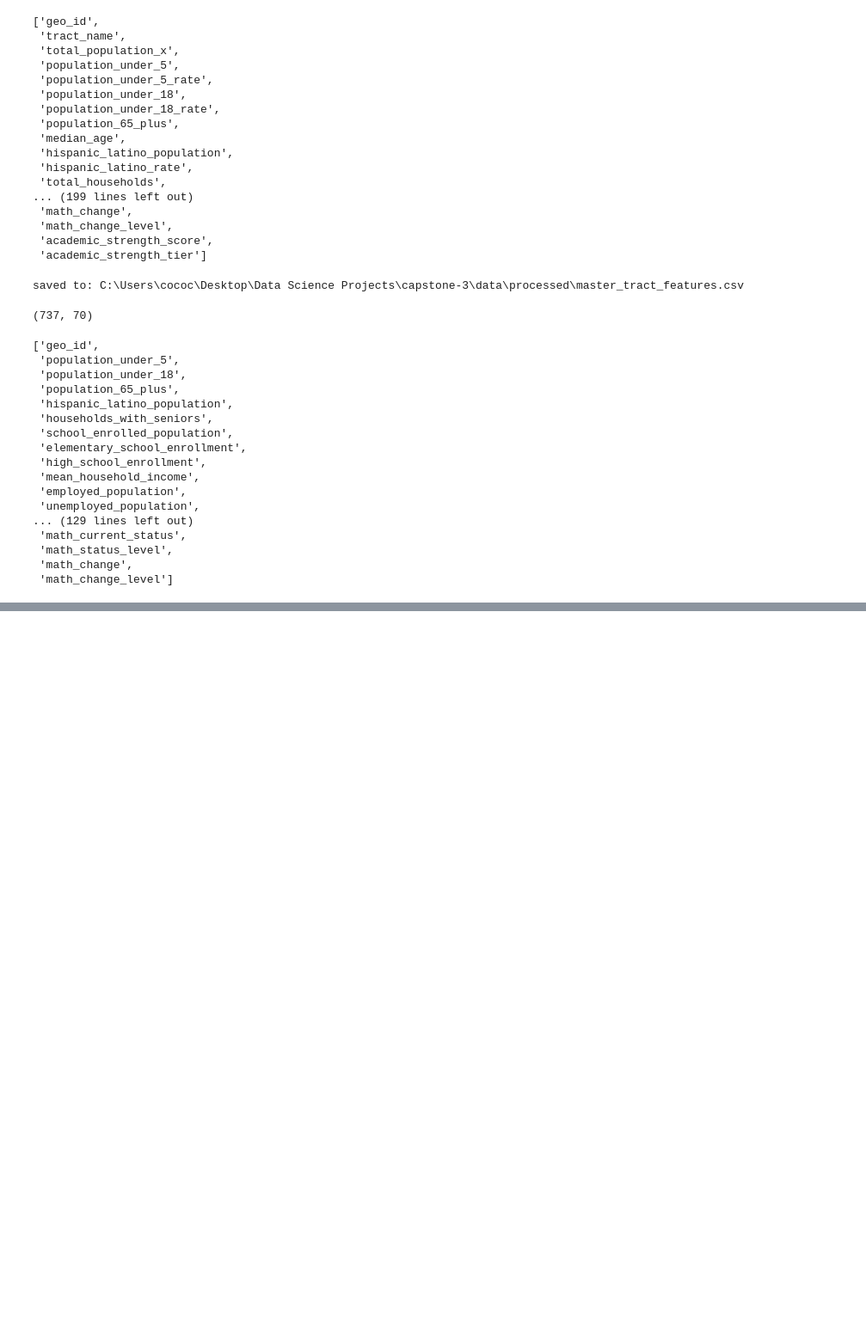
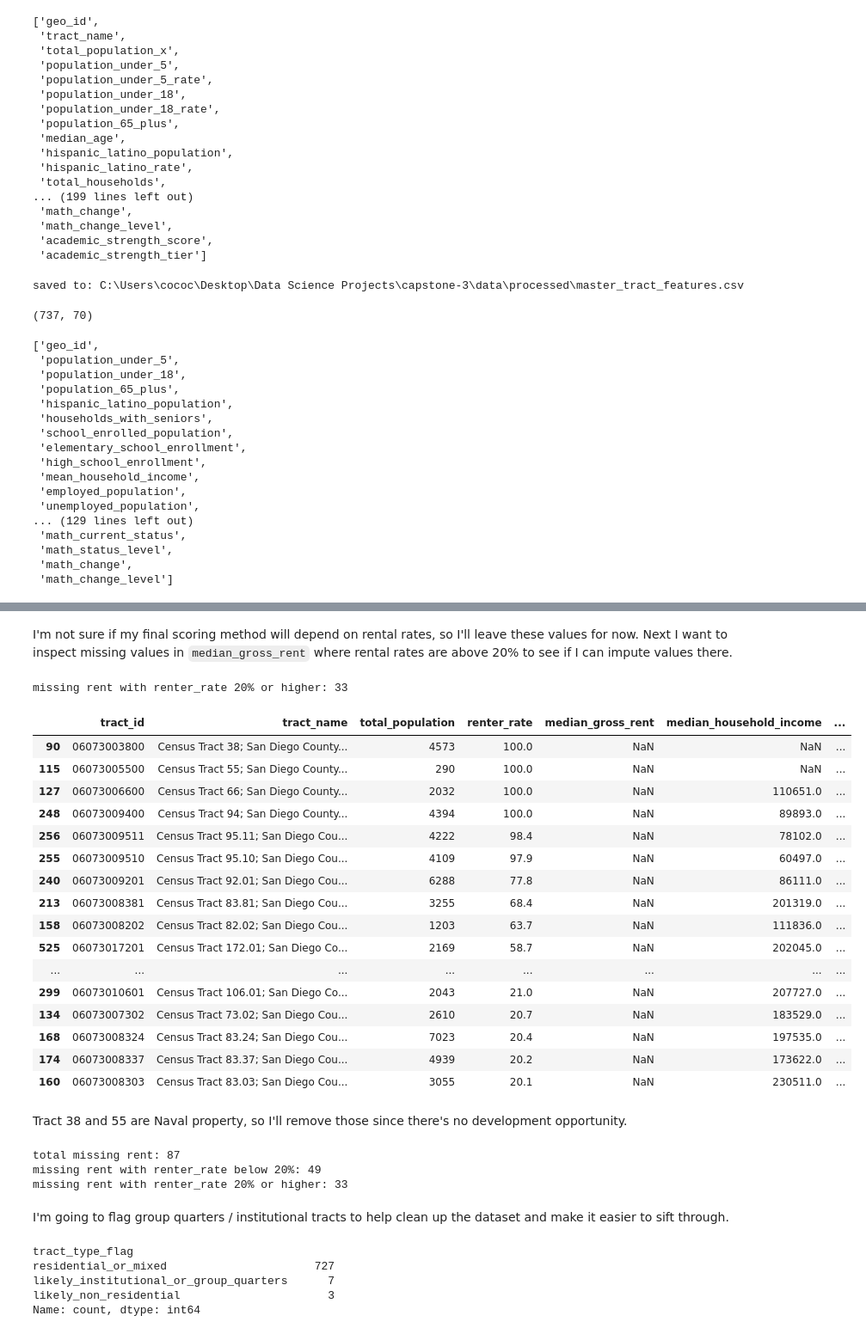
Before and after one commit to coco-martinez/san-diego-neighborhood-opportunity, a Jupyter notebook: notebooks/06_data_wrangling_final_merge.ipynb, the cells around one changed output, grey strips where cells are left out. Shown at 86% size. Drawn from its saved outputs; the diff is of its cells as text; code cells hidden in the pictures; blank space fills up the shorter version.

```diff
--- a/notebooks/06_data_wrangling_final_merge.ipynb
+++ b/notebooks/06_data_wrangling_final_merge.ipynb
@@ -565,0 +789,53 @@ Renaming: Some of the column names were unclear, so I renamed them to something
+# %% [markdown]
+I'm not sure if my final scoring method will depend on rental rates, so I'll leave these values for now. Next I want to inspect missing values in `median_gross_rent` where rental rates are above 20% to see if I can impute values there.
+# %%
+# checking missing rent where renter rate is 20% or higher
+missing_rent_higher_renter = master_final[
+    (master_final['median_gross_rent'].isna()) &
+    (master_final['renter_rate'] >= 20)].copy()
+
+print(f'missing rent with renter_rate 20% or higher: {missing_rent_higher_renter.shape[0]}')
+# %% [output]
+missing rent with renter_rate 20% or higher: 33
+# %%
+# reviewing tracts where rent is missing but renter rate is meaningful
+missing_rent_higher_renter[
+    [
+        'tract_id',
+        'tract_name',
+        'total_population',
+        'renter_rate',
+        'median_gross_rent',
+        'median_household_income',
+        'poverty_rate',
+        'vacancy_rate',
+        'tract_type_flag']].sort_values(by='renter_rate', ascending=False)
+# %% [output]
+|  | tract_id | tract_name | total_population | renter_rate | median_gross_rent | median_household_income | ... |
+| 90 | 06073003800 | Census Tract 38; San Diego County... | 4573 | 100.0 | NaN | NaN | ... |
+| 115 | 06073005500 | Census Tract 55; San Diego County... | 290 | 100.0 | NaN | NaN | ... |
+| 127 | 06073006600 | Census Tract 66; San Diego County... | 2032 | 100.0 | NaN | 110651.0 | ... |
+| 248 | 06073009400 | Census Tract 94; San Diego County... | 4394 | 100.0 | NaN | 89893.0 | ... |
+| 256 | 06073009511 | Census Tract 95.11; San Diego Cou... | 4222 | 98.4 | NaN | 78102.0 | ... |
+| 255 | 06073009510 | Census Tract 95.10; San Diego Cou... | 4109 | 97.9 | NaN | 60497.0 | ... |
+| 240 | 06073009201 | Census Tract 92.01; San Diego Cou... | 6288 | 77.8 | NaN | 86111.0 | ... |
+| 213 | 06073008381 | Census Tract 83.81; San Diego Cou... | 3255 | 68.4 | NaN | 201319.0 | ... |
+| 158 | 06073008202 | Census Tract 82.02; San Diego Cou... | 1203 | 63.7 | NaN | 111836.0 | ... |
+| 525 | 06073017201 | Census Tract 172.01; San Diego Co... | 2169 | 58.7 | NaN | 202045.0 | ... |
+| ... | ... | ... | ... | ... | ... | ... | ... |
+| 299 | 06073010601 | Census Tract 106.01; San Diego Co... | 2043 | 21.0 | NaN | 207727.0 | ... |
+| 134 | 06073007302 | Census Tract 73.02; San Diego Cou... | 2610 | 20.7 | NaN | 183529.0 | ... |
+| 168 | 06073008324 | Census Tract 83.24; San Diego Cou... | 7023 | 20.4 | NaN | 197535.0 | ... |
+| 174 | 06073008337 | Census Tract 83.37; San Diego Cou... | 4939 | 20.2 | NaN | 173622.0 | ... |
+| 160 | 06073008303 | Census Tract 83.03; San Diego Cou... | 3055 | 20.1 | NaN | 230511.0 | ... |
+# %% [markdown]
+Tract 38 and 55 are Naval property, so I'll remove those since there's no development opportunity.
+# %%
+# comparing missing rent tracts by renter rate group
+print(f'total missing rent: {master_final["median_gross_rent"].isna().sum()}')
+print(f'missing rent with renter_rate below 20%: {missing_rent_low_renter.shape[0]}')
+print(f'missing rent with renter_rate 20% or higher: {missing_rent_higher_renter.shape[0]}')
+# %% [output]
+total missing rent: 87
+missing rent with renter_rate below 20%: 49
+missing rent with renter_rate 20% or higher: 33
@@ -565,0 +846,11 @@ Renaming: Some of the column names were unclear, so I renamed them to something
+# %% [markdown]
+I'm going to flag group quarters / institutional tracts to help clean up the dataset and make it easier to sift through.
+# %%
+# checking tract type counts
+master_final['tract_type_flag'].value_counts(dropna=False)
+# %% [output]
+tract_type_flag
+residential_or_mixed                      727
+likely_institutional_or_group_quarters      7
+likely_non_residential                      3
+Name: count, dtype: int64
```
Also changed, not shown: parts of 33 cells of this notebook, 1 other file.
